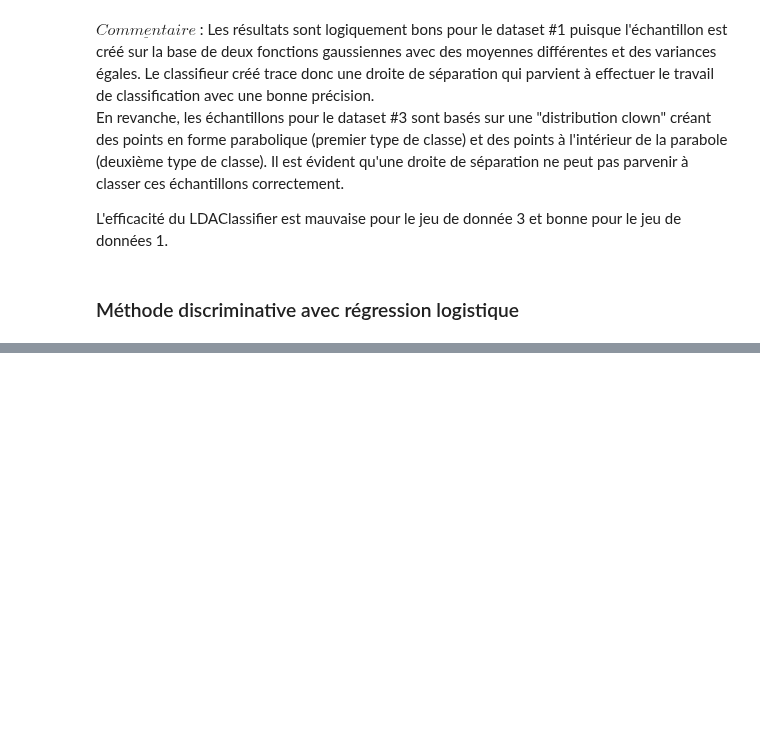
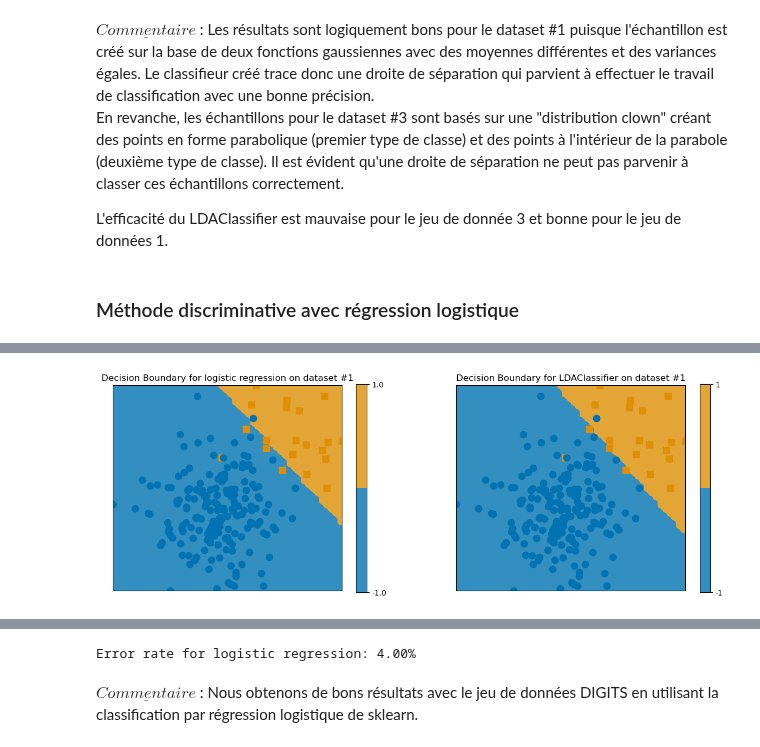
Before and after one commit to pralban/Machine-learning, a Jupyter notebook: TP2 KNN/tp2.ipynb, the cells around one changed output, grey strips where cells are left out. Saved outputs shown, nothing was run; the diff lists cells and outputs as text; code cells hidden in the pictures; blank space fills up the shorter version.

```diff
--- a/TP2 KNN/tp2.ipynb
+++ b/TP2 KNN/tp2.ipynb
@@ -872,0 +899,23 @@ L'efficacité du LDAClassifier est mauvaise pour le jeu de donnée 3 et bonne po
+# %%
+from sklearn import linear_model
+
+# Creating dataset #1 with an unbalanced dataset
+X_d1, y_d1 = rand_bi_gauss(n1=20, n2=180, mu1=[1, 1], mu2=[-1, -1], sigmas1=[0.9, 0.9],sigmas2=[0.9, 0.9])
+
+# Apply logistic regression on dataset #1
+log_reg = linear_model.LogisticRegression()
+log_reg.fit(X_d1, y_d1)
+predictions_d1_log = log_reg.predict(X_d1)
+
+# Apply LDAClassifier on dataset #1
+lda = LDAClassifier()
+lda.fit(X_d1, y_d1)
+predictions_d1_LDA = lda.predict(X_d1)
+
+# Calculate accuracy on dataset #1 for logistic regression
+accuracy_logistic = accuracy_score(y_d1, predictions_d1_log)
+print(f"Accuracy on dataset #1 for logistic regression : {accuracy_logistic*100:.2f}%")
+
+# Calculate accuracy on dataset #1 for LDAClassifier
+accuracy_LDA = accuracy_score(y_d1, predictions_d1_LDA)
+print(f"Accuracy on dataset #1 for LDA : {accuracy_LDA*100:.2f}%")
@@ -875,4 +933,43 @@ L'efficacité du LDAClassifier est mauvaise pour le jeu de donnée 3 et bonne po
 # %% [markdown]
 <img src="questions/23.png" alt="question 23" width="800"/>
+# %%
+# Visualize the decision boundary for dataset #1 using frontiere_new
+fig, axes = plt.subplots(1, 2, figsize=(15, 5))
+
+# Plot the decision boundary for logistic regression on dataset #1
+plt.sca(axes[0])
+decision_function = lambda x: log_reg.predict(x.reshape(1, -1))
+frontiere_new(decision_function, X_d1, y_d1)
+plt.title('Decision Boundary for logistic regression on dataset #1')
+
+# Plot the decision boundary for LDAClassifier on dataset #1
+plt.sca(axes[1])
+decision_function = lambda x: lda.predict(x.reshape(1, -1))
+frontiere_new(decision_function, X_d1, y_d1)
+plt.title('Decision Boundary for LDAClassifier on dataset #1')
+
+plt.show()
+# %% [output]
+[figure, added]
 # %% [markdown]
 <img src="questions/24.png" alt="question 24" width="800"/>
+# %%
+# Load the digits dataset
+digits = datasets.load_digits()
+X, y = digits.data, digits.target
+
+# Split the dataset into training and testing sets
+X_train, X_test, y_train, y_test = train_test_split(X, y, train_size=0.5, test_size=0.5, random_state=42)
+
+# Apply logistic regression
+log_reg = linear_model.LogisticRegression(max_iter=5000)
+log_reg.fit(X_train, y_train)
+predictions_log = log_reg.predict(X_test)
+
+# Error rate for logistic regression
+error_log = 1 - accuracy_score(y_test, predictions_log)
+print(f"Error rate for logistic regression: {error_log*100:.2f}%")
+# %% [output]
+Error rate for logistic regression: 4.00%
+# %% [markdown]
+ $\underline{Commentaire}$ : Nous obtenons de bons résultats avec le jeu de données DIGITS en utilisant la classification par régression logistique de sklearn.
```
Also changed, not shown: parts of 4 cells of this notebook.
